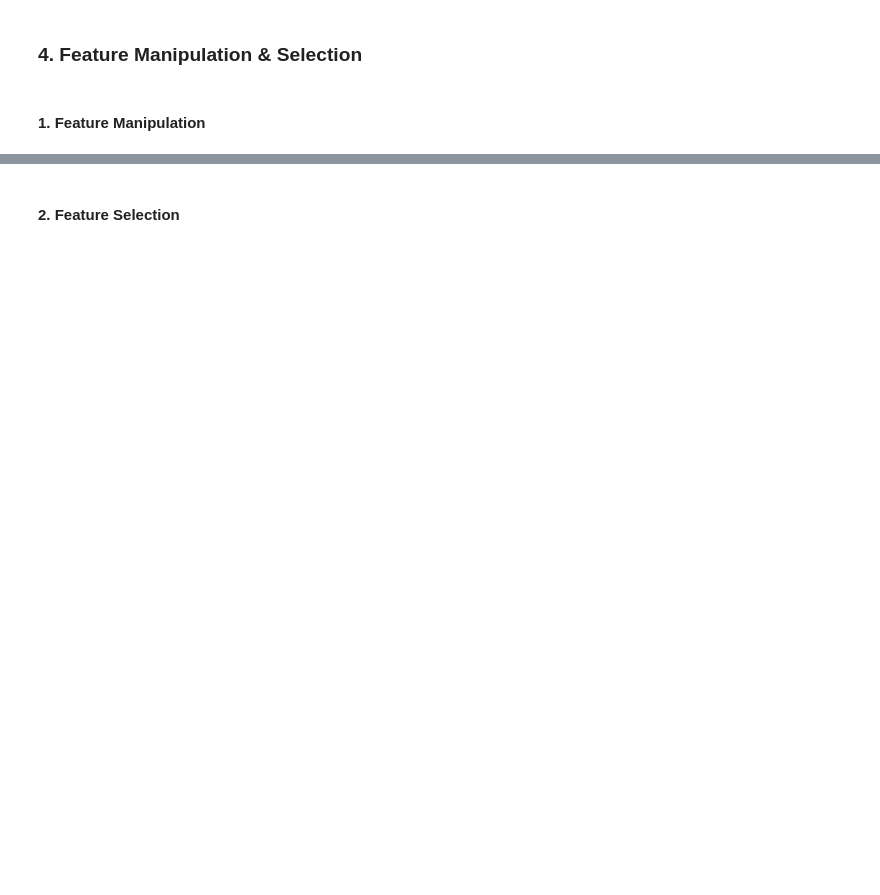
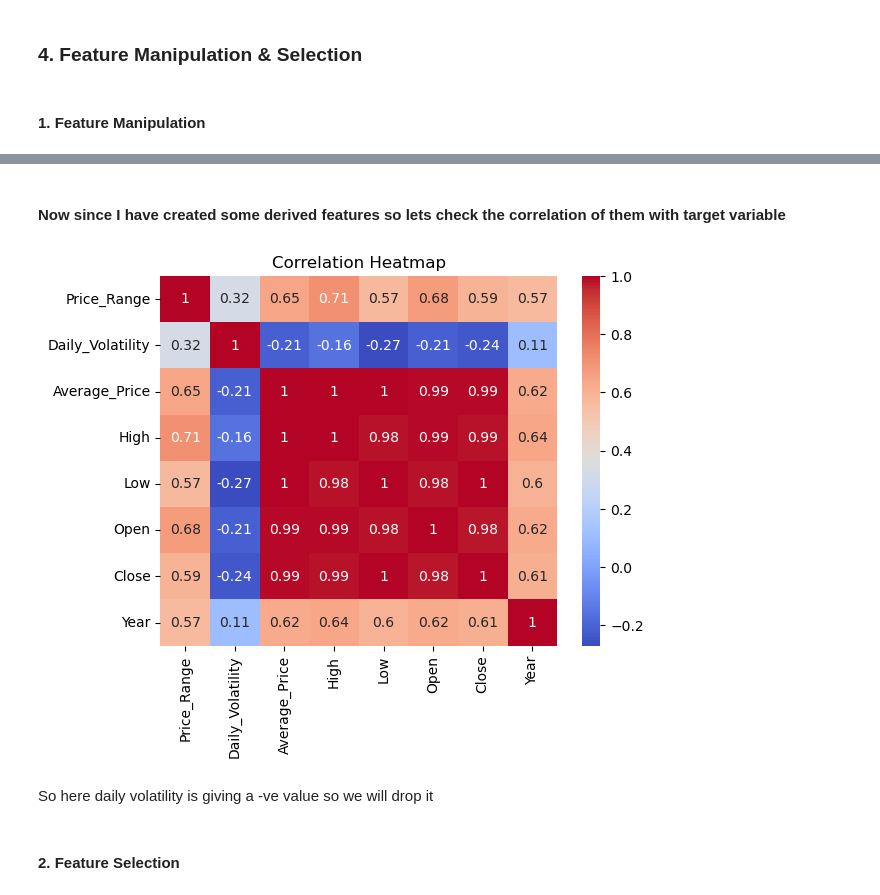
Before and after one commit to Mrinmoy2002-prog/Yes-Bank-Stock-Closing-Price-Prediction, a Jupyter notebook: Copy of Sample_ML_Submission_Template.ipynb, the cells around one changed output, grey strips where cells are left out. Cells and saved outputs as stored; diff of their text form; code cells hidden in the pictures; blank space fills up the shorter version.

```diff
--- a/Copy of Sample_ML_Submission_Template.ipynb
+++ b/Copy of Sample_ML_Submission_Template.ipynb
@@ -786,0 +949,33 @@ Answer Here.
+# %%
+# Handling Outliers & Outlier treatments
+numerical_columns = ['Open', 'High', 'Low', 'Close']
+
+for col in numerical_columns:
+    # Calculate Q1 and Q3
+    Q1 = data[col].quantile(0.25)
+    Q3 = data[col].quantile(0.75)
+    IQR = Q3 - Q1
+
+
+    # Define bounds for outliers
+    lower_bound = Q1 - 1.5 * IQR
+    upper_bound = Q3 + 1.5 * IQR
+
+    print(f"Lower Bound: {lower_bound}, Upper Bound: {upper_bound}")
+
+    # Option 2: Cap the outliers (Winsorizing)
+    dataset['feature_capped'] = dataset[col].apply(
+    lambda x: upper_bound if x > upper_bound else (lower_bound if x < lower_bound else x))
+
+    # Option 1: Remove outliers
+    df_no_outliers = dataset[(dataset[col] >= lower_bound) & (dataset[col] <= upper_bound)]
+
+
+    print("Original Data:")
+    print(dataset)
+
+    print("\nData after removing outliers:")
+    print(df_no_outliers)
+
+    print("\nData after capping outliers:")
+    print(dataset[[col, 'feature_capped']])
@@ -857,0 +1088,6 @@ Answer Here.
+# %%
+# Manipulate Features to minimize feature correlation and create new features
+
+dataset['Price_Range'] = dataset['High'] - dataset['Low']  # Range of stock prices
+dataset['Daily_Volatility'] = (dataset['High'] - dataset['Low']) / dataset['Open']  # Volatility percentage
+dataset['Average_Price'] = (dataset['High'] + dataset['Low']) / 2  # Average of High and Low
@@ -858,2 +1110,12 @@ Answer Here.
+# %% [markdown]
+#### Now since I have created some derived features so lets check the correlation of them with target variable
+# %%
+sns.heatmap(dataset[['Price_Range', 'Daily_Volatility', 'Average_Price','High','Low','Open','Close','Year']].corr(), annot=True, cmap='coolwarm')
+plt.title('Correlation Heatmap')
+plt.show()
+# %% [output]
+[figure, added]
+# %% [markdown]
+So here daily volatility is giving a -ve value so we will drop it
 # %% [markdown]
 #### 2. Feature Selection
```
Also changed, not shown: parts of 106 cells of this notebook, 1 other file.
